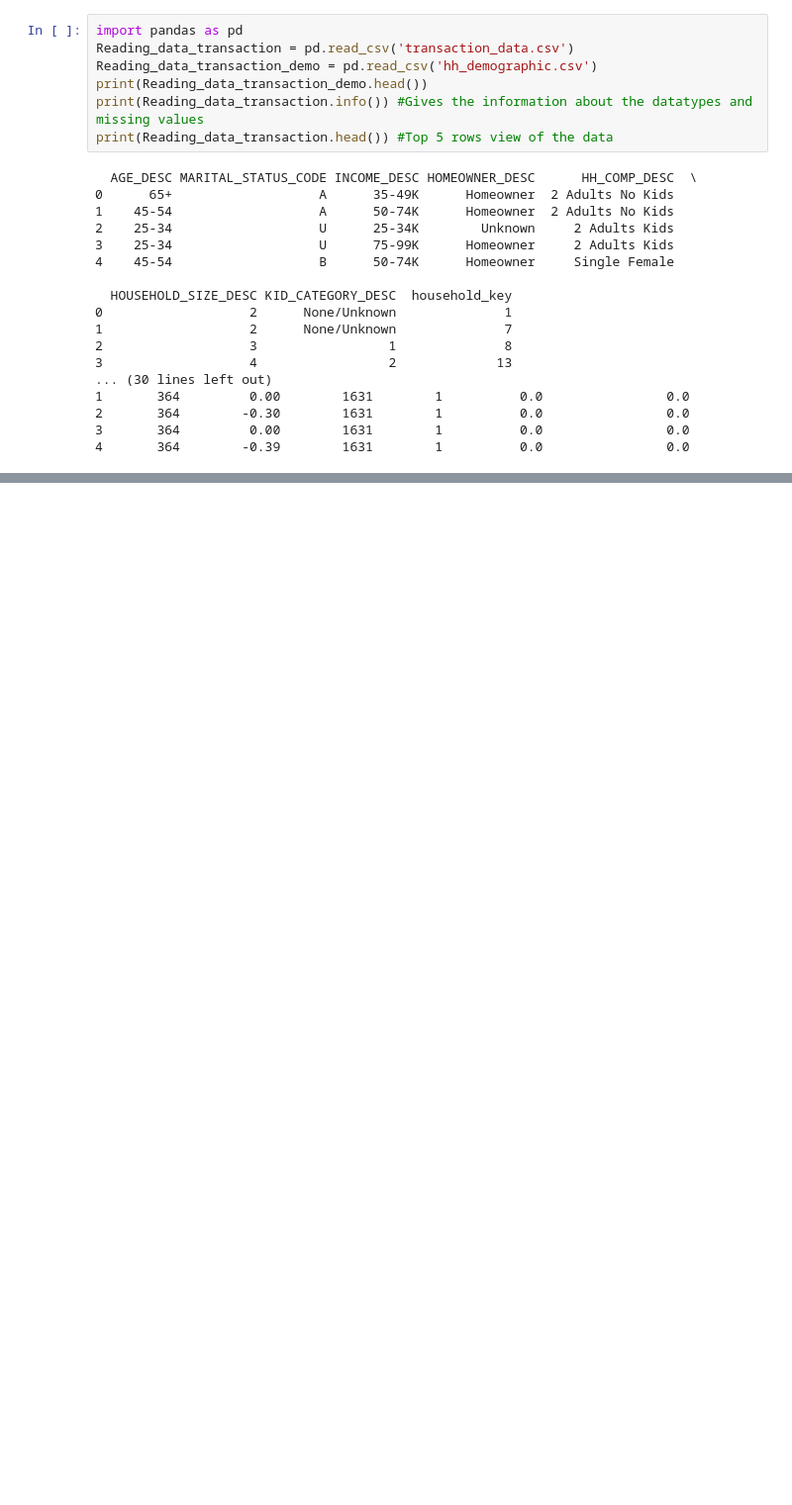
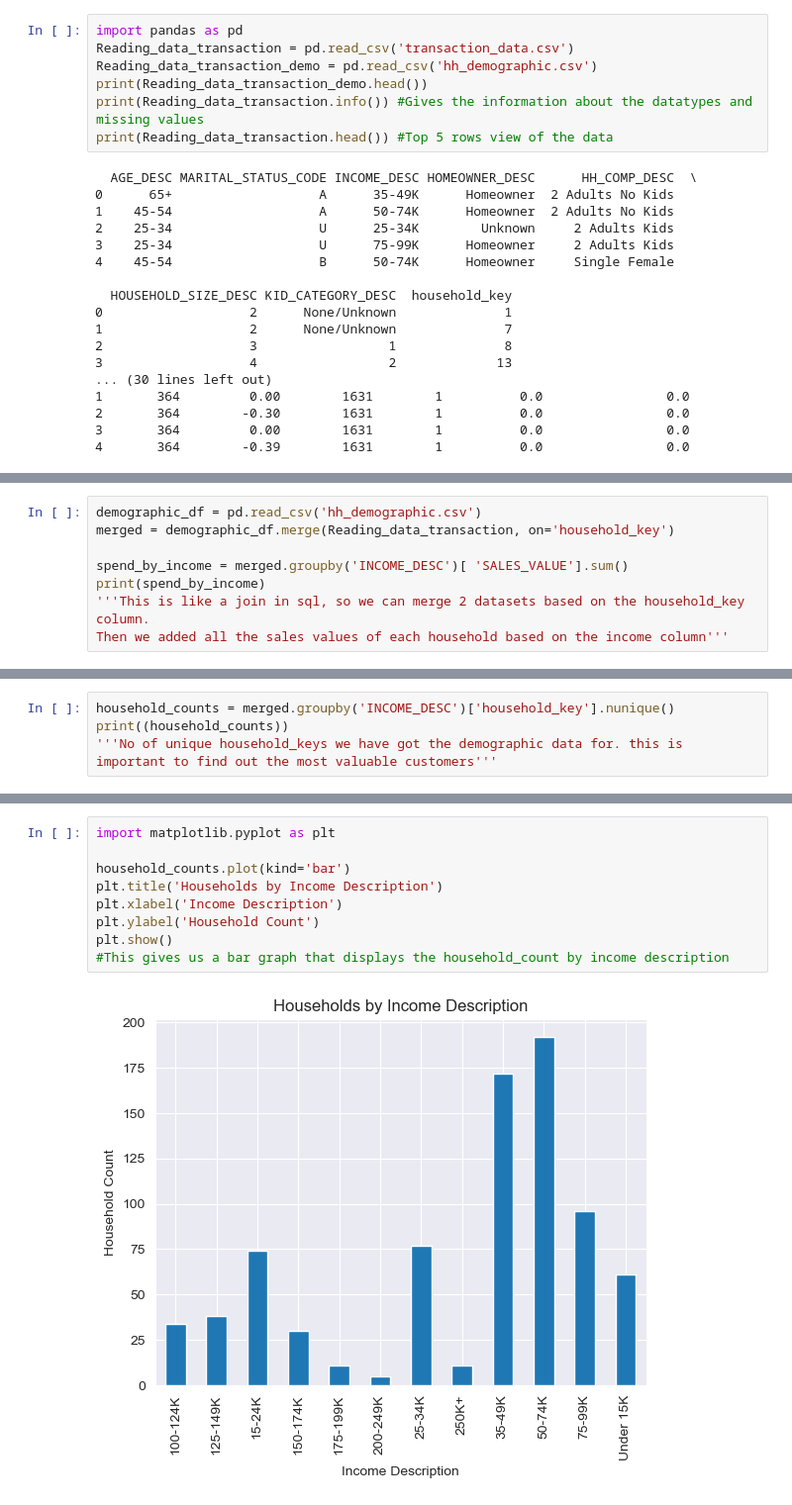
Before and after one commit to satya-ssmr/Dunnhumby_Project, a Jupyter notebook: transaction_data_analysis.ipynb, the cells around one changed output, grey strips where cells are left out. Shown at 99% size. Drawn from its saved outputs; the diff is of its cells as text; blank space fills up the shorter version.

Commit message:
Customer Segmentation by demographic data
basic

```diff
--- a/transaction_data_analysis.ipynb
+++ b/transaction_data_analysis.ipynb
@@ -25,0 +52,8 @@ print(Reading_data_transaction.head()) #Top 5 rows view of the data
+# %%
+demographic_df = pd.read_csv('hh_demographic.csv')
+merged = demographic_df.merge(Reading_data_transaction, on='household_key')
+
+spend_by_income = merged.groupby('INCOME_DESC')[ 'SALES_VALUE'].sum()
+print(spend_by_income)
+'''This is like a join in sql, so we can merge 2 datasets based on the household_key column.
+Then we added all the sales values of each household based on the income column'''
@@ -25,0 +75,4 @@ print(Reading_data_transaction.head()) #Top 5 rows view of the data
+# %%
+household_counts = merged.groupby('INCOME_DESC')['household_key'].nunique()
+print((household_counts))
+'''No of unique household_keys we have got the demographic data for. this is important to find out the most valuable customers'''
@@ -25,0 +94,11 @@ print(Reading_data_transaction.head()) #Top 5 rows view of the data
+# %%
+import matplotlib.pyplot as plt
+
+household_counts.plot(kind='bar')
+plt.title('Households by Income Description')
+plt.xlabel('Income Description')
+plt.ylabel('Household Count')
+plt.show()
+#This gives us a bar graph that displays the household_count by income description
+# %% [output]
+[figure, added]
```
Also changed, not shown: parts of 5 cells of this notebook, 2 other files.
